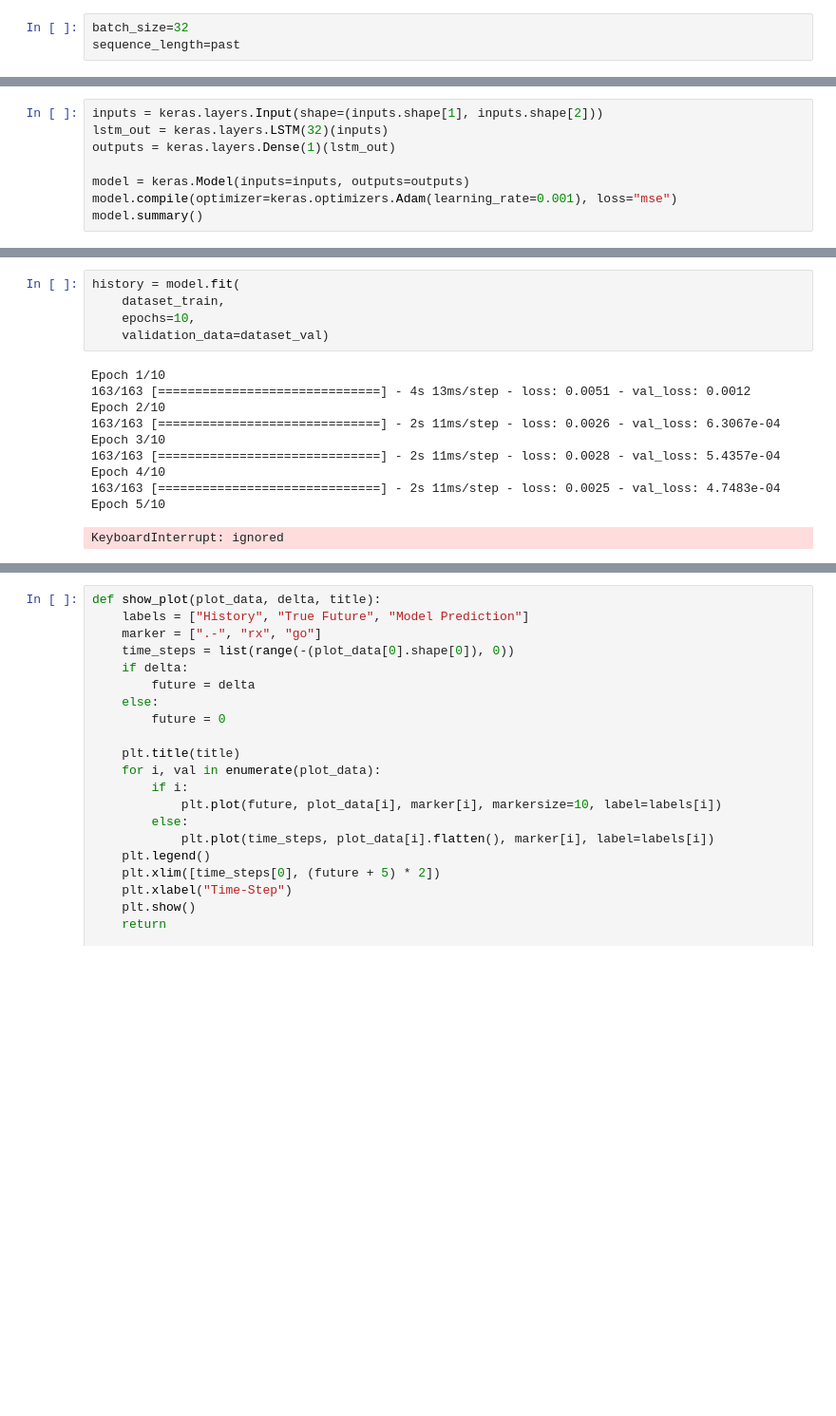
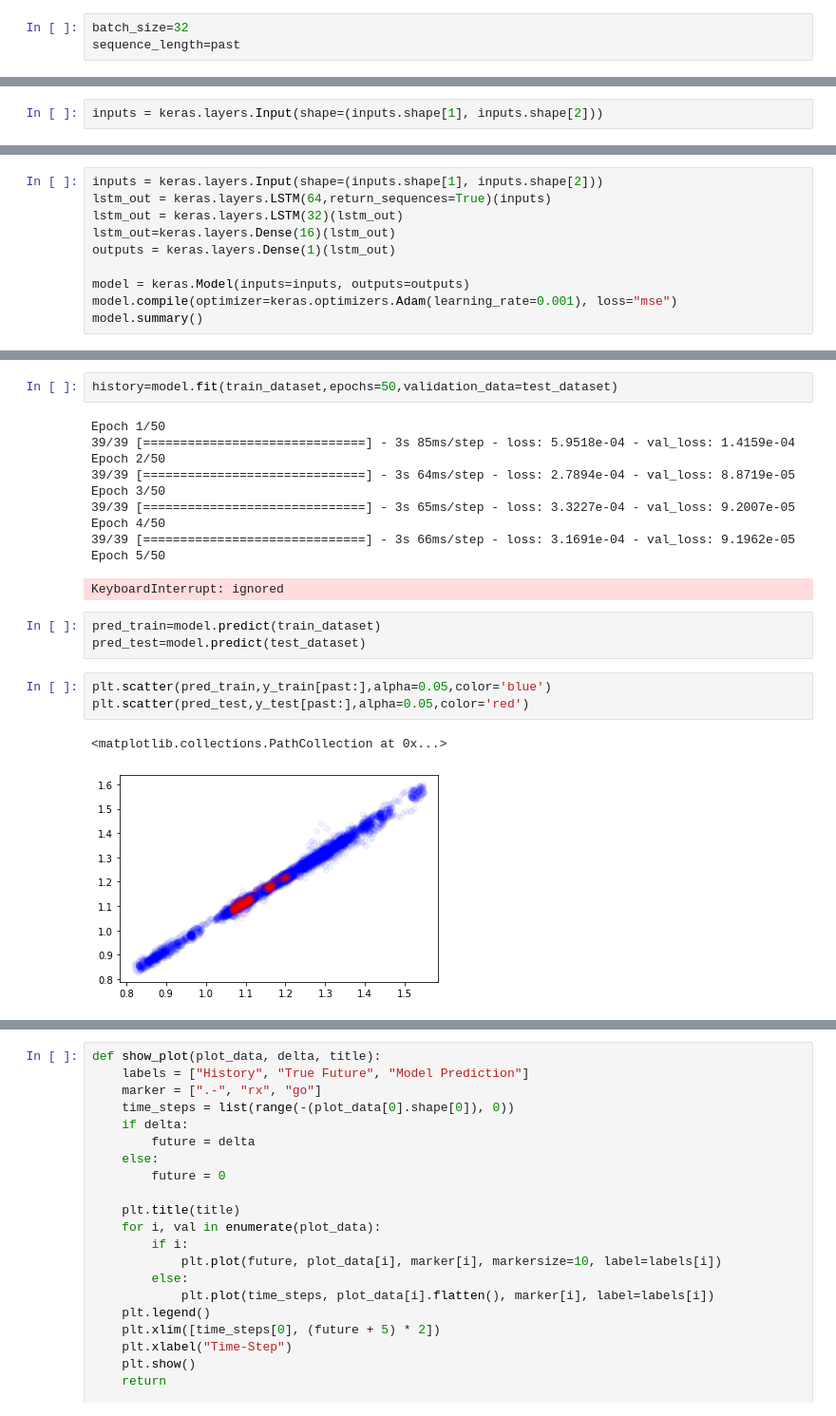
Before and after one commit to Smartsie/Invest, a Jupyter notebook: Invest_with_Currency.ipynb, the cells around one changed output, grey strips where cells are left out. Shown at 95% size. Saved outputs shown, nothing was run; the diff lists cells and outputs as text; blank space fills up the shorter version.

Commit message:
TimeSeriesGenerator fixed, now LSTM is working but with an offset

```diff
--- a/Invest_with_Currency.ipynb
+++ b/Invest_with_Currency.ipynb
@@ -706,0 +708,2 @@ Target shape: (32,)
+# %%
+inputs = keras.layers.Input(shape=(inputs.shape[1], inputs.shape[2]))
@@ -707,6 +714,8 @@ Target shape: (32,)
 # %%
 inputs = keras.layers.Input(shape=(inputs.shape[1], inputs.shape[2]))
-lstm_out = keras.layers.LSTM(32)(inputs)
+lstm_out = keras.layers.LSTM(64,return_sequences=True)(inputs)
+lstm_out = keras.layers.LSTM(32)(lstm_out)
+lstm_out=keras.layers.Dense(16)(lstm_out)
 outputs = keras.layers.Dense(1)(lstm_out)
 
 model = keras.Model(inputs=inputs, outputs=outputs)
@@ -728,18 +741,24 @@ Trainable params: 4,769
 Non-trainable params: 0
 _________________________________________________________________
 # %%
-history = model.fit(
-    dataset_train,
-    epochs=10,
-    validation_data=dataset_val)
+history=model.fit(train_dataset,epochs=50,validation_data=test_dataset)
 # %% [output]
-Epoch 1/10
-163/163 [==============================] - 4s 13ms/step - loss: 0.0051 - val_loss: 0.0012
-Epoch 2/10
-163/163 [==============================] - 2s 11ms/step - loss: 0.0026 - val_loss: 6.3067e-04
-Epoch 3/10
-163/163 [==============================] - 2s 11ms/step - loss: 0.0028 - val_loss: 5.4357e-04
-Epoch 4/10
-163/163 [==============================] - 2s 11ms/step - loss: 0.0025 - val_loss: 4.7483e-04
-Epoch 5/10
+Epoch 1/50
+39/39 [==============================] - 3s 85ms/step - loss: 5.9518e-04 - val_loss: 1.4159e-04
+Epoch 2/50
+39/39 [==============================] - 3s 64ms/step - loss: 2.7894e-04 - val_loss: 8.8719e-05
+Epoch 3/50
+39/39 [==============================] - 3s 65ms/step - loss: 3.3227e-04 - val_loss: 9.2007e-05
+Epoch 4/50
+39/39 [==============================] - 3s 66ms/step - loss: 3.1691e-04 - val_loss: 9.1962e-05
+Epoch 5/50
 KeyboardInterrupt: ignored
+# %%
+pred_train=model.predict(train_dataset)
+pred_test=model.predict(test_dataset)
+# %%
+plt.scatter(pred_train,y_train[past:],alpha=0.05,color='blue')
+plt.scatter(pred_test,y_test[past:],alpha=0.05,color='red')
+# %% [output]
+<matplotlib.collections.PathCollection at 0x...>
+[figure, added]
```
Also changed, not shown: parts of 15 cells of this notebook.
